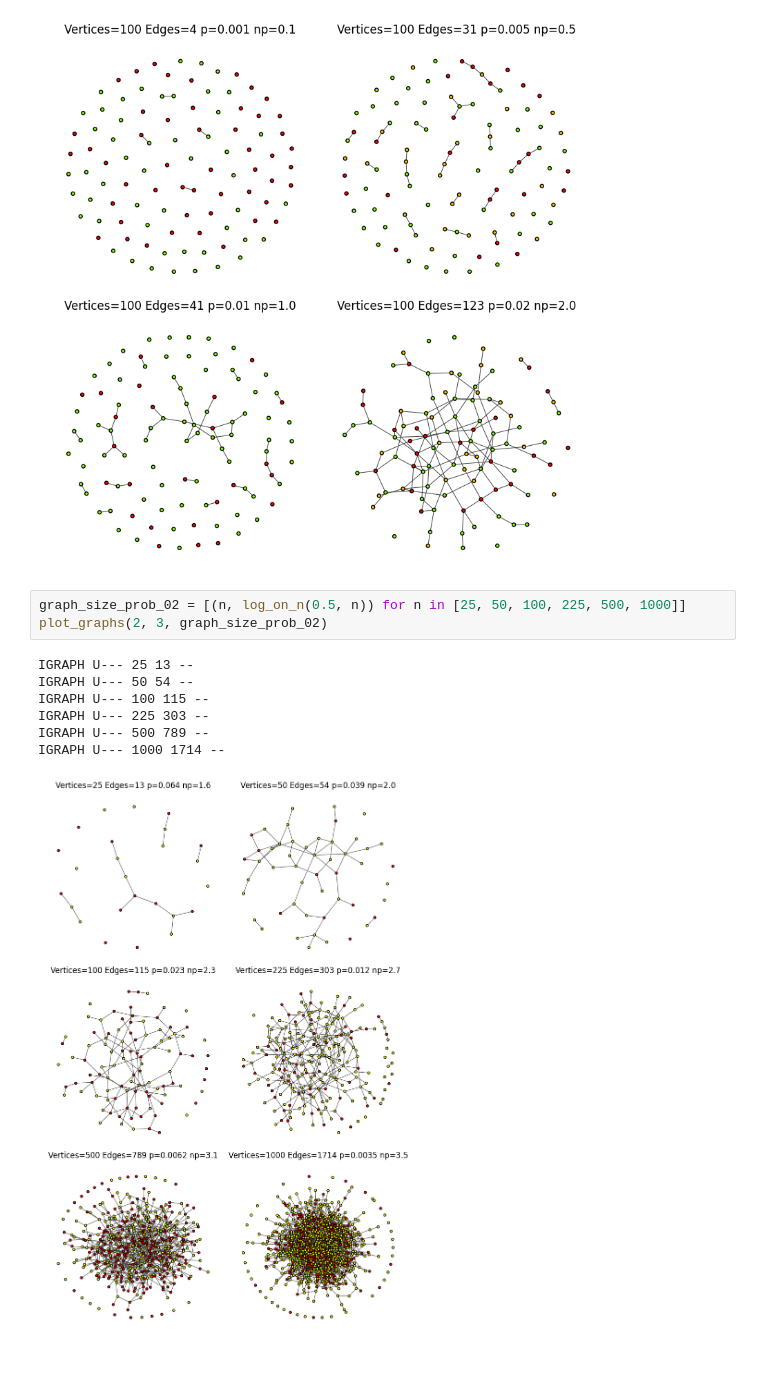
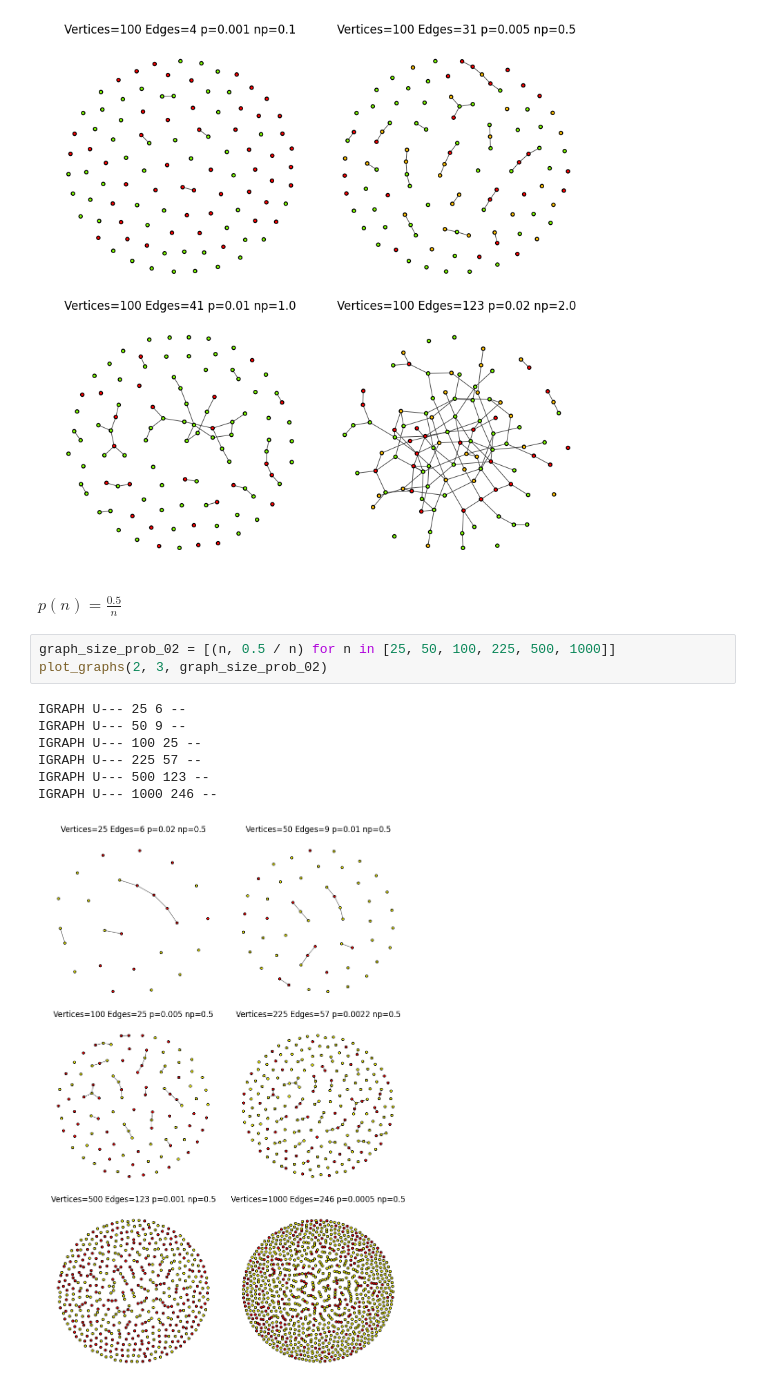
Before and after one commit to apbondarev/notes, a Jupyter notebook: random-graph-report-en/plot.ipynb, the cells around one changed output. Drawn from its saved outputs; the diff is of its cells as text; blank space fills up the shorter version.

```diff
--- a/random-graph-report-en/plot.ipynb
+++ b/random-graph-report-en/plot.ipynb
@@ -41,14 +43,16 @@ IGRAPH U--- 100 31 --
 IGRAPH U--- 100 41 --
 IGRAPH U--- 100 123 --
 [figure]
+# %% [markdown]
+$p(n)=\frac{0.5}{n}$
 # %%
-graph_size_prob_02 = [(n, log_on_n(0.5, n)) for n in [25, 50, 100, 225, 500, 1000]]
+graph_size_prob_02 = [(n, 0.5 / n) for n in [25, 50, 100, 225, 500, 1000]]
 plot_graphs(2, 3, graph_size_prob_02)
 # %% [output]
-IGRAPH U--- 25 13 --
-IGRAPH U--- 50 54 --
-IGRAPH U--- 100 115 --
-IGRAPH U--- 225 303 --
-IGRAPH U--- 500 789 --
-IGRAPH U--- 1000 1714 --
+IGRAPH U--- 25 6 --
+IGRAPH U--- 50 9 --
+IGRAPH U--- 100 25 --
+IGRAPH U--- 225 57 --
+IGRAPH U--- 500 123 --
+IGRAPH U--- 1000 246 --
-[figure, old version]
+[figure, new version]
```
Also changed, not shown: parts of 5 cells of this notebook.
